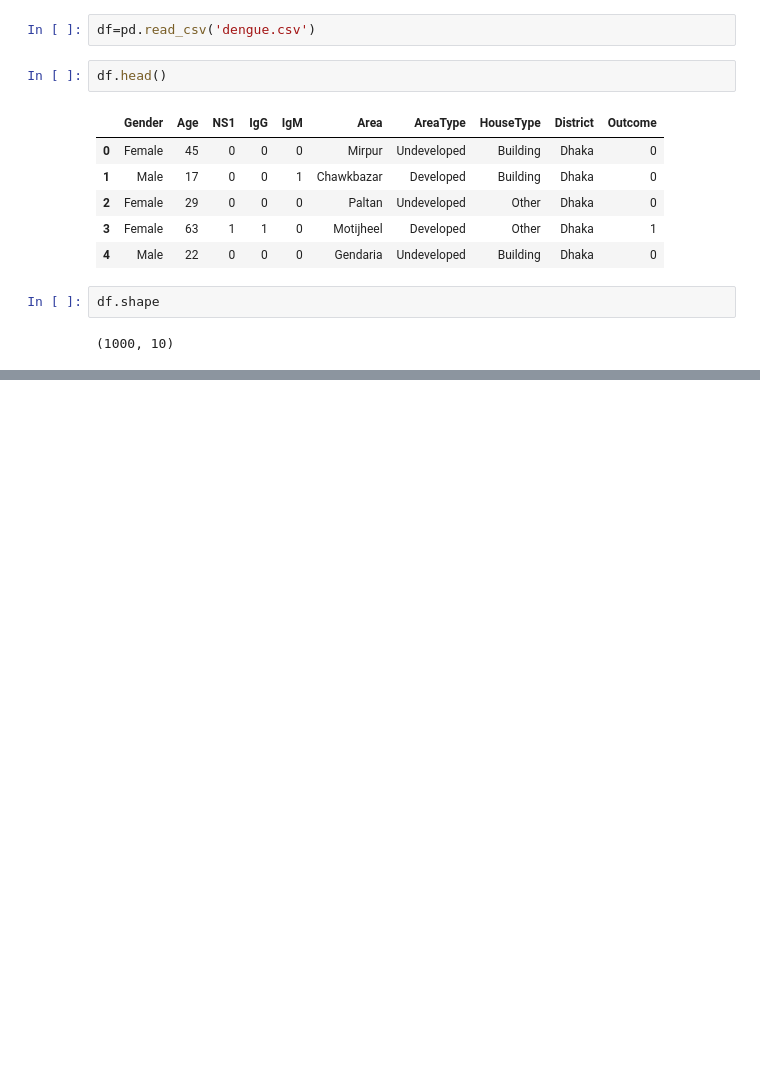
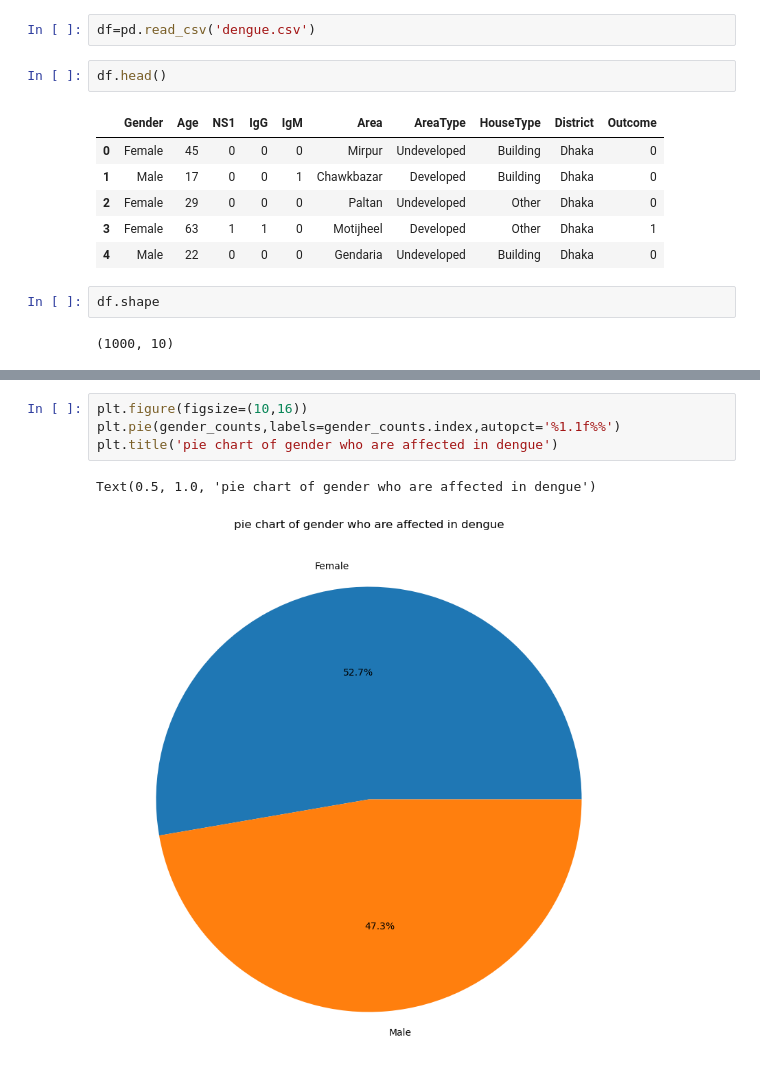
Before and after one commit to marziasu/ML_Project, a Jupyter notebook: dengue_predict/dengue_predict.ipynb, the cells around one changed output, grey strips where cells are left out. Drawn from its saved outputs; the diff is of its cells as text; blank space fills up the shorter version.

```diff
--- a/dengue_predict/dengue_predict.ipynb
+++ b/dengue_predict/dengue_predict.ipynb
@@ -50,0 +110,7 @@ plt.pie
+# %%
+plt.figure(figsize=(10,16))
+plt.pie(gender_counts,labels=gender_counts.index,autopct='%1.1f%%')
+plt.title('pie chart of gender who are affected in dengue')
+# %% [output]
+Text(0.5, 1.0, 'pie chart of gender who are affected in dengue')
+[figure, added]
```
Also changed, not shown: parts of 39 cells of this notebook, 8 other files.
